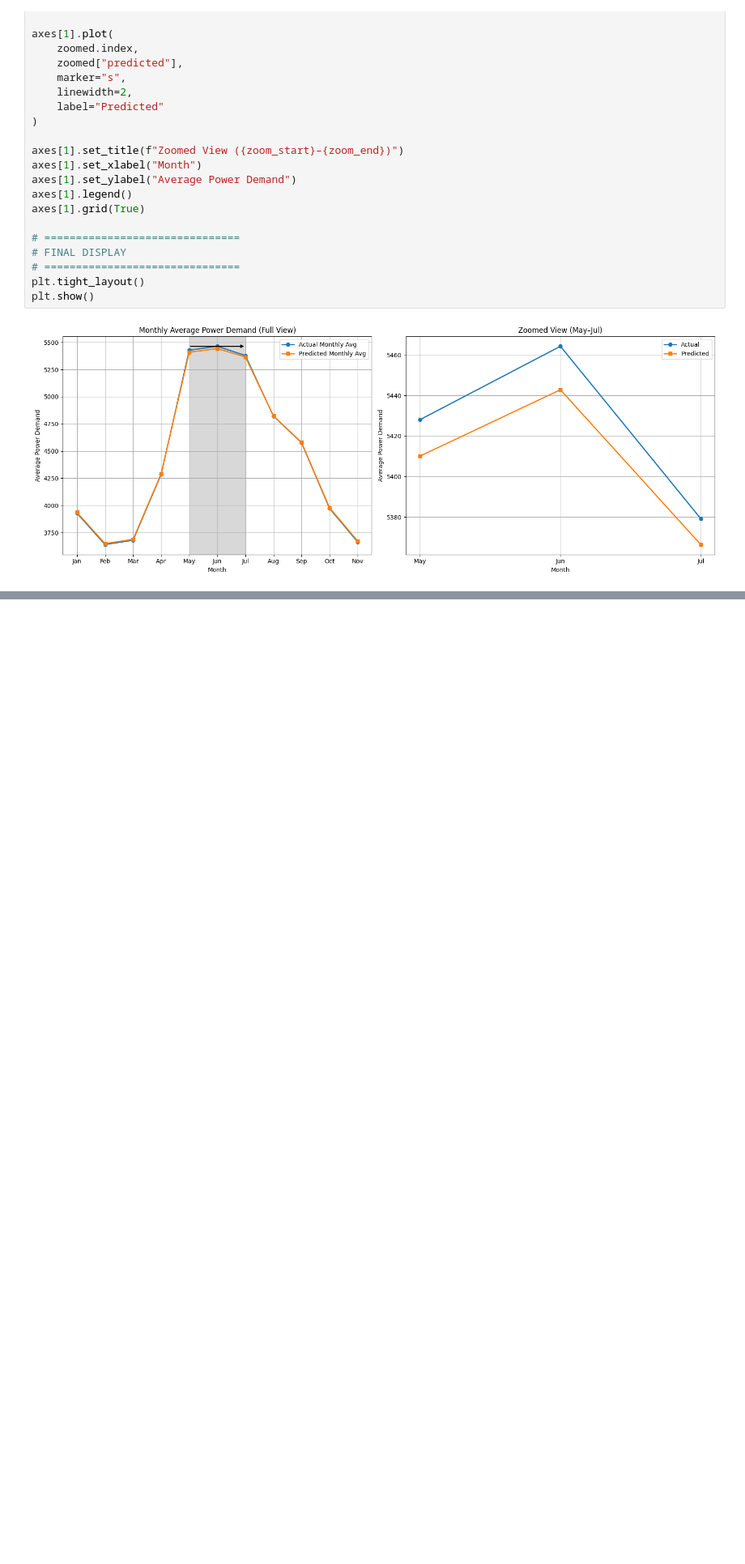
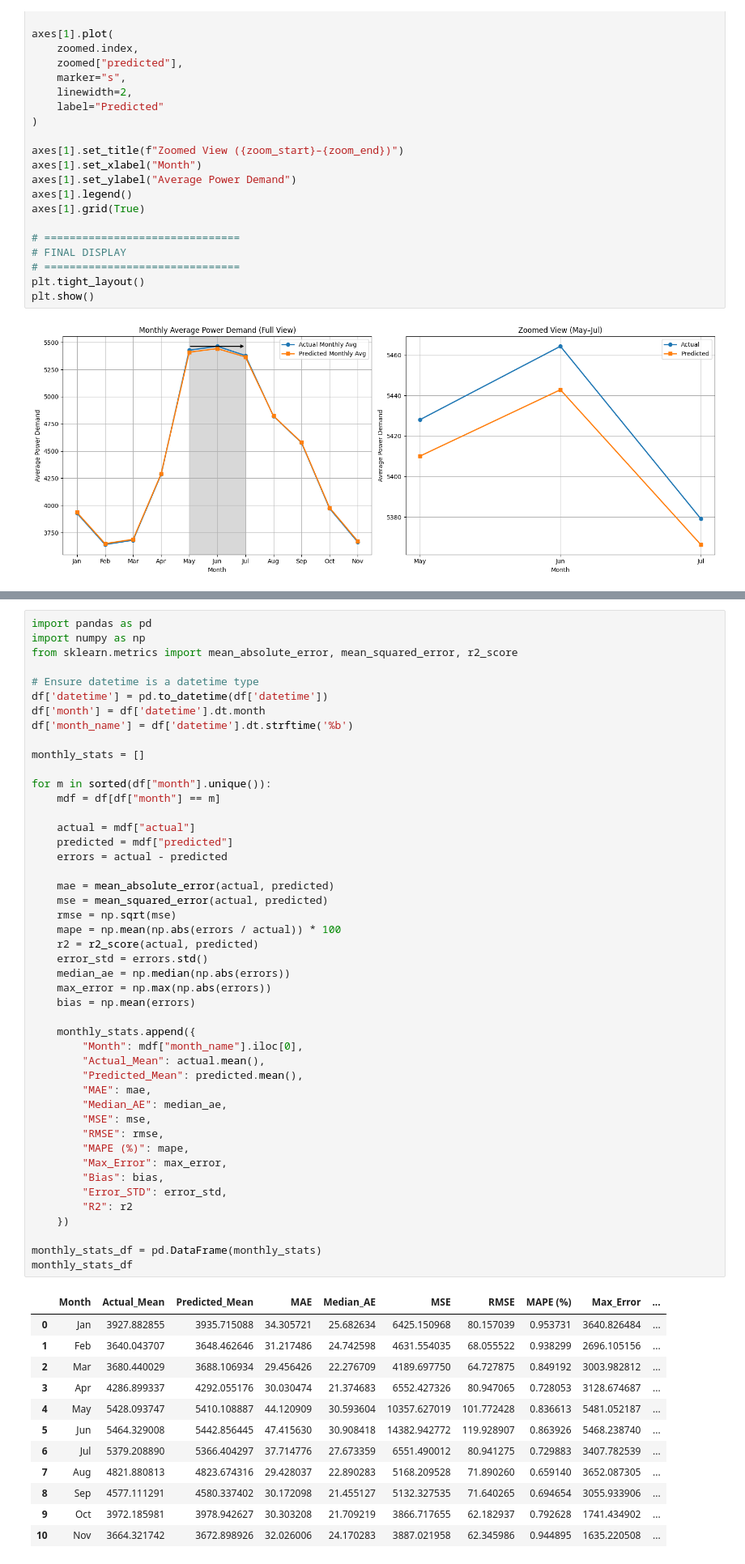
Before and after one commit to Danieljoshua720/Electricity-demand-forecasting-AIML, a Jupyter notebook: 1_year_prediction_.ipynb, the cells around one changed output, grey strips where cells are left out. Shown at 81% size. Drawn from its saved outputs; the diff is of its cells as text; blank space fills up the shorter version.

```diff
--- a/1_year_prediction_.ipynb
+++ b/1_year_prediction_.ipynb
@@ -781,0 +792,59 @@ plt.show()
+# %%
+import pandas as pd
+import numpy as np
+from sklearn.metrics import mean_absolute_error, mean_squared_error, r2_score
+
+# Ensure datetime is a datetime type
+df['datetime'] = pd.to_datetime(df['datetime'])
+df['month'] = df['datetime'].dt.month
+df['month_name'] = df['datetime'].dt.strftime('%b')
+
+monthly_stats = []
+
+for m in sorted(df["month"].unique()):
+    mdf = df[df["month"] == m]
+
+    actual = mdf["actual"]
+    predicted = mdf["predicted"]
+    errors = actual - predicted
+
+    mae = mean_absolute_error(actual, predicted)
+    mse = mean_squared_error(actual, predicted)
+    rmse = np.sqrt(mse)
+    mape = np.mean(np.abs(errors / actual)) * 100
+    r2 = r2_score(actual, predicted)
+    error_std = errors.std()
+    median_ae = np.median(np.abs(errors))
+    max_error = np.max(np.abs(errors))
+    bias = np.mean(errors)
+
+    monthly_stats.append({
+        "Month": mdf["month_name"].iloc[0],
+        "Actual_Mean": actual.mean(),
+        "Predicted_Mean": predicted.mean(),
+        "MAE": mae,
+        "Median_AE": median_ae,
+        "MSE": mse,
+        "RMSE": rmse,
+        "MAPE (%)": mape,
+        "Max_Error": max_error,
+        "Bias": bias,
+        "Error_STD": error_std,
+        "R2": r2
+    })
+
+monthly_stats_df = pd.DataFrame(monthly_stats)
+monthly_stats_df
+# %% [output]
+|  | Month | Actual_Mean | Predicted_Mean | MAE | Median_AE | MSE | RMSE | MAPE (%) | Max_Error | ... |
+| 0 | Jan | 3927.882855 | 3935.715088 | 34.305721 | 25.682634 | 6425.150968 | 80.157039 | 0.953731 | 3640.826484 | ... |
+| 1 | Feb | 3640.043707 | 3648.462646 | 31.217486 | 24.742598 | 4631.554035 | 68.055522 | 0.938299 | 2696.105156 | ... |
+| 2 | Mar | 3680.440029 | 3688.106934 | 29.456426 | 22.276709 | 4189.697750 | 64.727875 | 0.849192 | 3003.982812 | ... |
+| 3 | Apr | 4286.899337 | 4292.055176 | 30.030474 | 21.374683 | 6552.427326 | 80.947065 | 0.728053 | 3128.674687 | ... |
+| 4 | May | 5428.093747 | 5410.108887 | 44.120909 | 30.593604 | 10357.627019 | 101.772428 | 0.836613 | 5481.052187 | ... |
+| 5 | Jun | 5464.329008 | 5442.856445 | 47.415630 | 30.908418 | 14382.942772 | 119.928907 | 0.863926 | 5468.238740 | ... |
+| 6 | Jul | 5379.208890 | 5366.404297 | 37.714776 | 27.673359 | 6551.490012 | 80.941275 | 0.729883 | 3407.782539 | ... |
+| 7 | Aug | 4821.880813 | 4823.674316 | 29.428037 | 22.890283 | 5168.209528 | 71.890260 | 0.659140 | 3652.087305 | ... |
+| 8 | Sep | 4577.111291 | 4580.337402 | 30.172098 | 21.455127 | 5132.327535 | 71.640265 | 0.694654 | 3055.933906 | ... |
+| 9 | Oct | 3972.185981 | 3978.942627 | 30.303208 | 21.709219 | 3866.717655 | 62.182937 | 0.792628 | 1741.434902 | ... |
+| 10 | Nov | 3664.321742 | 3672.898926 | 32.026006 | 24.170283 | 3887.021958 | 62.345986 | 0.944895 | 1635.220508 | ... |
```
Also changed, not shown: parts of 3 cells of this notebook.
